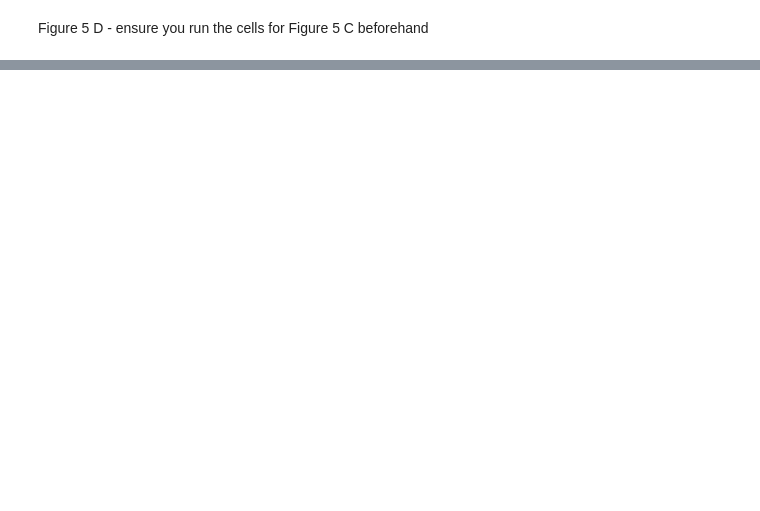
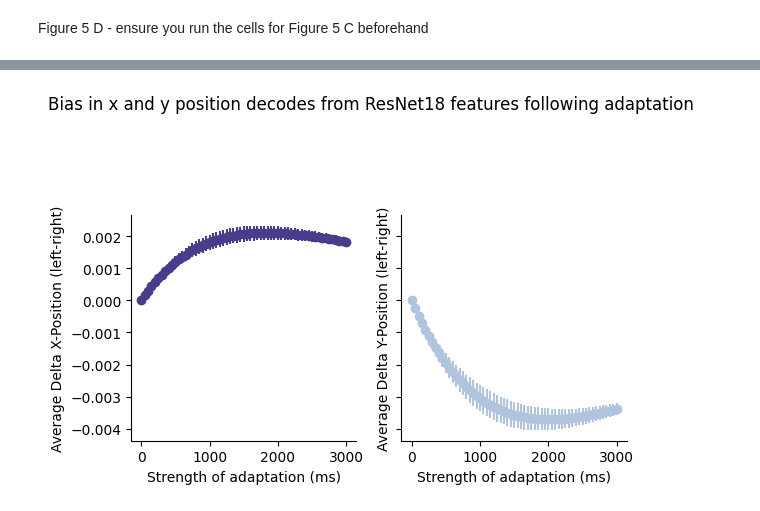
Before and after one commit to vital-kolab/obj-position-bias, a Jupyter notebook: figure5.ipynb, the cells around one changed output, grey strips where cells are left out. Drawn from its saved outputs; the diff is of its cells as text; code cells hidden in the pictures; blank space fills up the shorter version.

```diff
--- a/figure5.ipynb
+++ b/figure5.ipynb
@@ -481,0 +411,15 @@ def deltas_ot(model,s3adapt_xpreds,s3adapt_ypreds,s4adapt_xpreds,s4adapt_ypreds,
+# %%
+# resnet18 deltas
+resnet18_deltas = deltas_ot(
+    'ResNet18',
+    resnet18_s3adapt_xpreds,
+    resnet18_s3adapt_ypreds,
+    resnet18_s4adapt_xpreds,
+    resnet18_s4adapt_ypreds,
+    resnet18_s5_xpreds,
+    resnet18_s5_ypreds,
+    100,
+    100
+)
+# %% [output]
+[figure, added]
```
Also changed, not shown: parts of 12 cells of this notebook, 1 other file.
